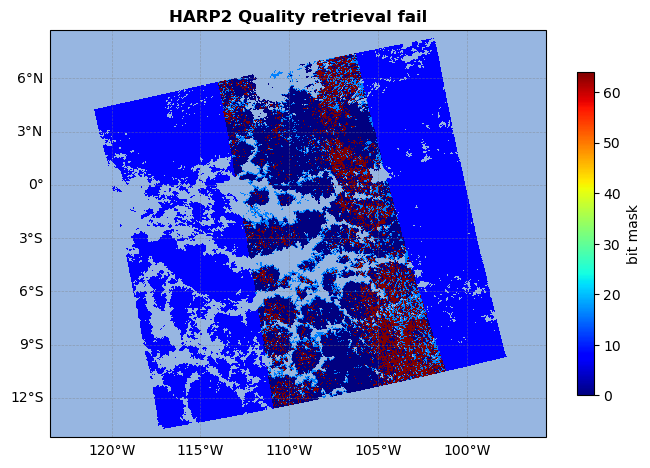
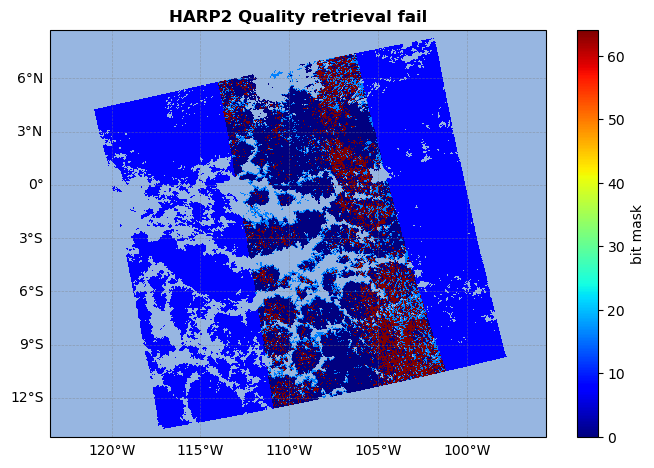
Unified diff of the notebook cell whose output changed from the first chart to the second:
--- before
+++ after
@@ -16,5 +16,5 @@
 # gl.ylines = False
 
-cbar = plt.colorbar(img, ax=ax, orientation='vertical', shrink=0.7, pad=0.05)
+cbar = plt.colorbar(img, ax=ax, orientation='vertical', shrink=0.88, pad=0.05)
 cbar.set_label('bit mask')
 

Commit: updated files